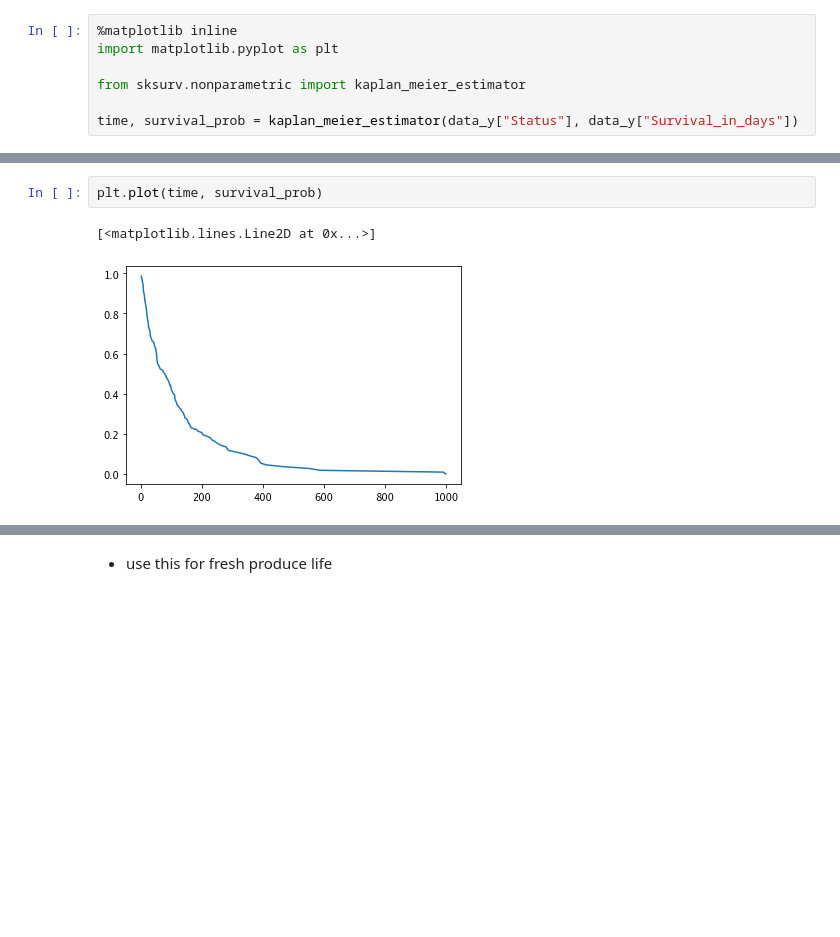
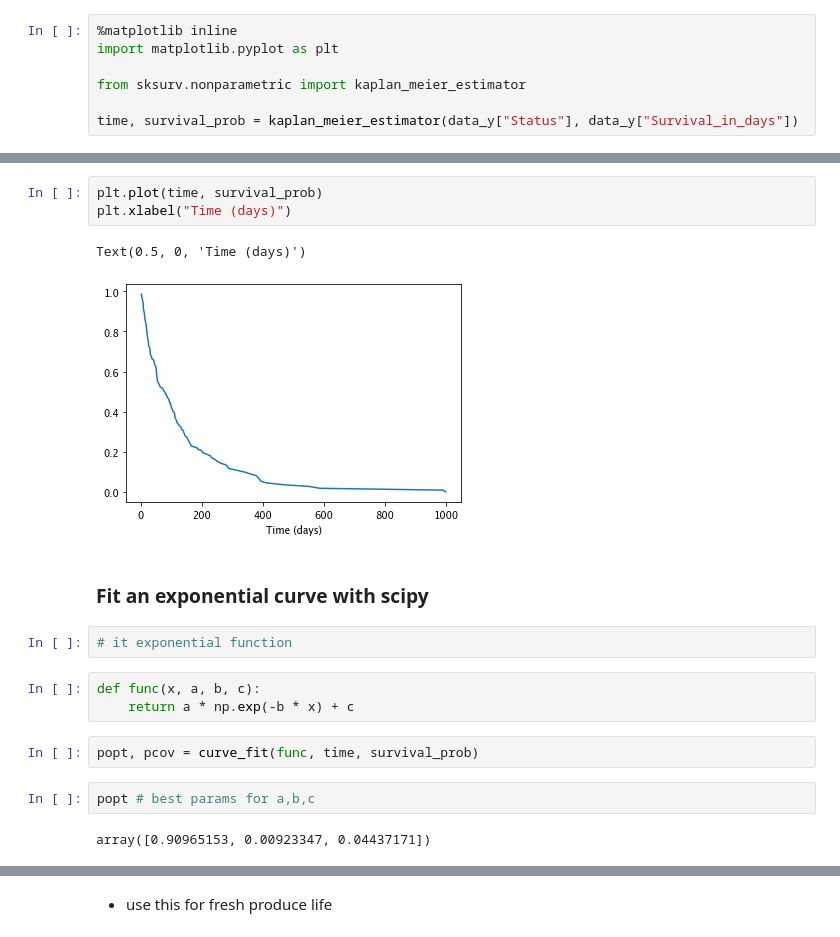
Before and after one commit to jonhilgart22/perishable_food_optimization, a Jupyter notebook: notebooks/survival_analysis.ipynb, the cells around one changed output, grey strips where cells are left out. Drawn from its saved outputs; the diff is of its cells as text; blank space fills up the shorter version.

```diff
--- a/notebooks/survival_analysis.ipynb
+++ b/notebooks/survival_analysis.ipynb
@@ -35,5 +70,19 @@ time, survival_prob = kaplan_meier_estimator(data_y["Status"], data_y["Survival_
 # %%
 plt.plot(time, survival_prob)
+plt.xlabel("Time (days)")
 # %% [output]
-[<matplotlib.lines.Line2D at 0x...>]
+Text(0.5, 0, 'Time (days)')
-[figure, old version]
+[figure, new version]
+# %% [markdown]
+### Fit an exponential curve with scipy
+# %%
+# it exponential function
+# %%
+def func(x, a, b, c):
+    return a * np.exp(-b * x) + c
+# %%
+popt, pcov = curve_fit(func, time, survival_prob)
+# %%
+popt # best params for a,b,c
+# %% [output]
+array([0.90965153, 0.00923347, 0.04437171])
```
Also changed, not shown: parts of 8 cells of this notebook, 4 other files.
